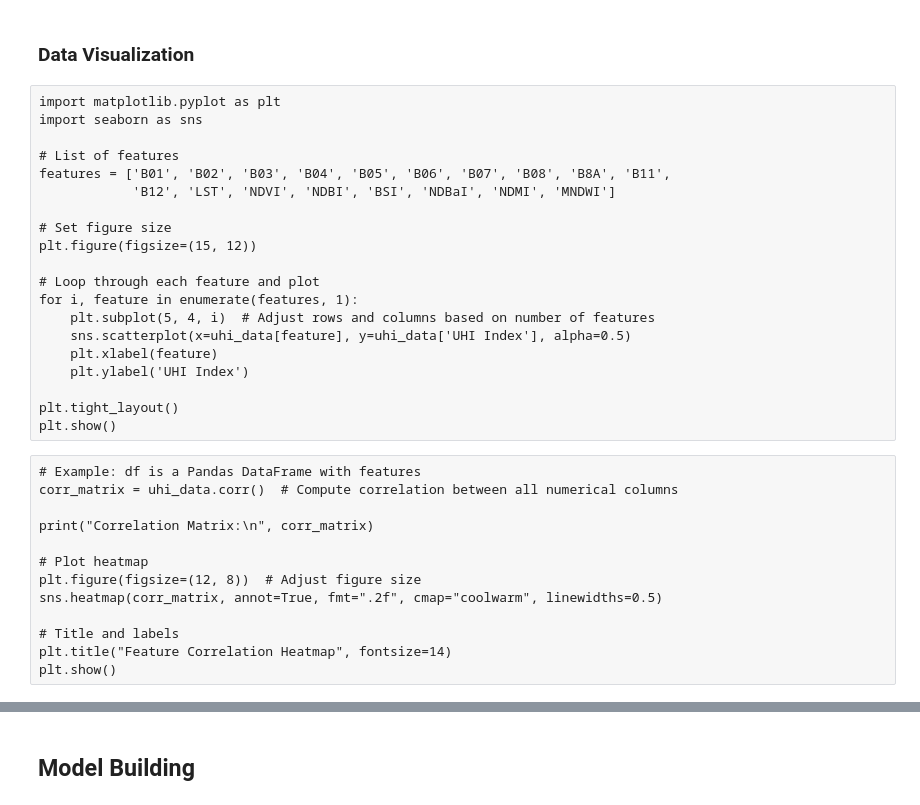
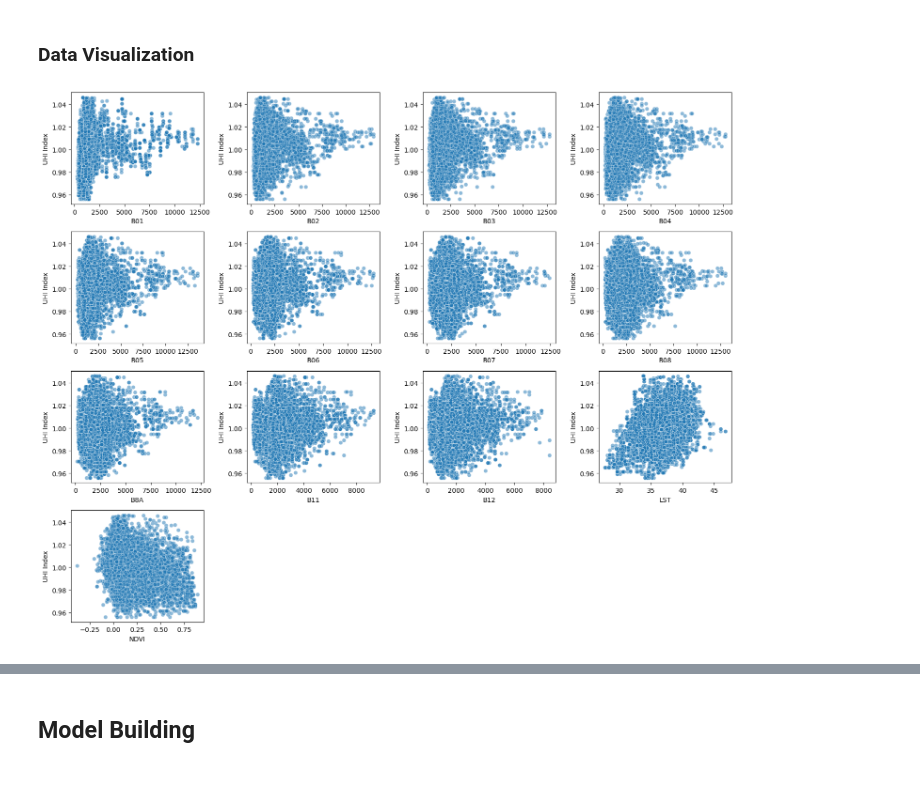
Before and after one commit to qianru122/the-2025-ey-open-science-ai-and-data-challenge-cooling-urban-heat-islands, a Jupyter notebook: UHI Experiment_Random Forest.ipynb, the cells around one changed output, grey strips where cells are left out. Cells and saved outputs as stored; diff of their text form; code cells hidden in the pictures; blank space fills up the shorter version.

```diff
--- a/UHI Experiment_Random Forest.ipynb
+++ b/UHI Experiment_Random Forest.ipynb
@@ -534,36 +492,25 @@ len(uhi_data)
 uhi_data=uhi_data.reset_index(drop=True)
 # %% [markdown]
 ### Data Visualization
-# %% [raw]
-import matplotlib.pyplot as plt
-import seaborn as sns
-
-# List of features
-features = ['B01', 'B02', 'B03', 'B04', 'B05', 'B06', 'B07', 'B08', 'B8A', 'B11',
-            'B12', 'LST', 'NDVI', 'NDBI', 'BSI', 'NDBaI', 'NDMI', 'MNDWI']
-
-# Set figure size
-plt.figure(figsize=(15, 12))
-
-# Loop through each feature and plot
-for i, feature in enumerate(features, 1):
-    plt.subplot(5, 4, i)  # Adjust rows and columns based on number of features
-    sns.scatterplot(x=uhi_data[feature], y=uhi_data['UHI Index'], alpha=0.5)
-    plt.xlabel(feature)
-    plt.ylabel('UHI Index')
-
-plt.tight_layout()
-plt.show()
-# %% [raw]
-# Example: df is a Pandas DataFrame with features
-corr_matrix = uhi_data.corr()  # Compute correlation between all numerical columns
-
-print("Correlation Matrix:\n", corr_matrix)
-
-# Plot heatmap
-plt.figure(figsize=(12, 8))  # Adjust figure size
-sns.heatmap(corr_matrix, annot=True, fmt=".2f", cmap="coolwarm", linewidths=0.5)
-
-# Title and labels
-plt.title("Feature Correlation Heatmap", fontsize=14)
-plt.show()
+# %%
+import matplotlib.pyplot as plt
+import seaborn as sns
+
+# List of features
+features = ['B01', 'B02', 'B03', 'B04', 'B05', 'B06', 'B07', 'B08', 'B8A', 'B11',
+            'B12', 'LST', 'NDVI']
+
+# Set figure size
+plt.figure(figsize=(15, 12))
+
+# Loop through each feature and plot
+for i, feature in enumerate(features, 1):
+    plt.subplot(4, 4, i)  # Adjust rows and columns based on number of features
+    sns.scatterplot(x=uhi_data[feature], y=uhi_data['UHI Index'], alpha=0.5)
+    plt.xlabel(feature)
+    plt.ylabel('UHI Index')
+
+plt.tight_layout()
+plt.show()
+# %% [output]
+[figure, added]
```
Also changed, not shown: parts of 45 cells of this notebook.
